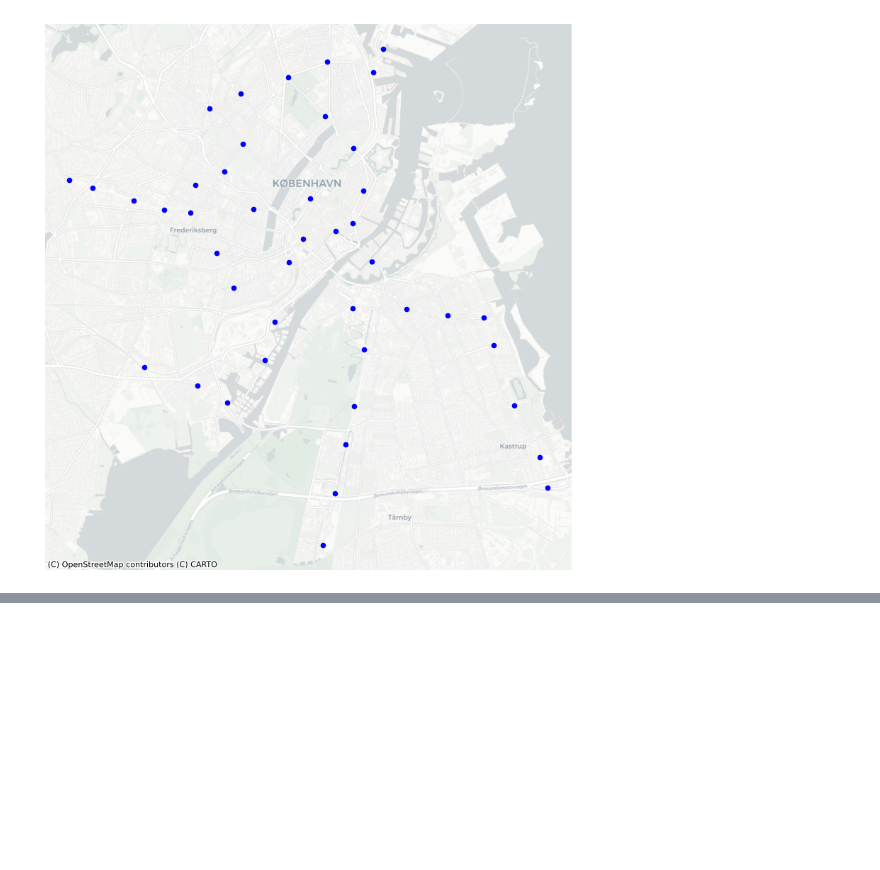
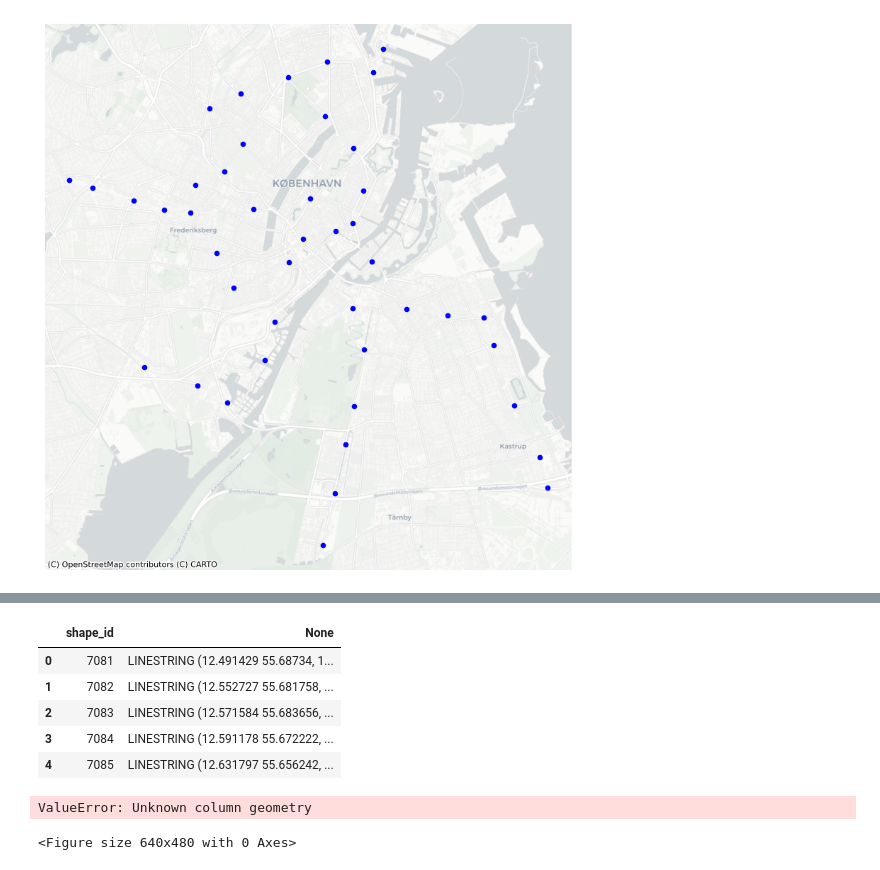
Before and after one commit to jevgbur/Genetic-algorithms-metro-optimization, a Jupyter notebook: data_loading.ipynb, the cells around one changed output, grey strips where cells are left out. Saved outputs shown, nothing was run; the diff lists cells and outputs as text; code cells hidden in the pictures; blank space fills up the shorter version.

```diff
--- a/data_loading.ipynb
+++ b/data_loading.ipynb
@@ -142,0 +152,35 @@ plt.show()
+# %%
+from shapely.geometry import LineString
+
+# Build LineString per shape_id
+lines = (
+    metro_shapes
+    .groupby("shape_id", as_index=False)
+    .apply(lambda df: LineString(zip(df["shape_pt_lon"], df["shape_pt_lat"])))
+    .reset_index(drop=True)
+    .rename(columns={None: "Geometry"}, inplace = True)
+)
+lines.head()
+# %% [output]
+|  | shape_id | None |
+| 0 | 7081 | LINESTRING (12.491429 55.68734, 1... |
+| 1 | 7082 | LINESTRING (12.552727 55.681758, ... |
+| 2 | 7083 | LINESTRING (12.571584 55.683656, ... |
+| 3 | 7084 | LINESTRING (12.591178 55.672222, ... |
+| 4 | 7085 | LINESTRING (12.631797 55.656242, ... |
+# %%
+gdf_shapes = gpd.GeoDataFrame(lines, geometry="geometry", crs="EPSG:4326")
+
+# Reproject to Web Mercator for contextily
+gdf_shapes_3857 = gdf_shapes.to_crs(epsg=3857)
+# %% [output]
+ValueError: Unknown column geometry
+# %%
+fig, ax = plt.subplots(figsize=(10, 10))
+gdf_shapes_3857.plot(ax=ax, linewidth=6, color="blue", alpha=0.9)
+
+cx.add_basemap(ax, source=cx.providers.CartoDB.Positron)
+ax.set_axis_off()
+plt.show()
+# %% [output]
+<Figure size 640x480 with 0 Axes>
```
Also changed, not shown: parts of 1 cell of this notebook.
